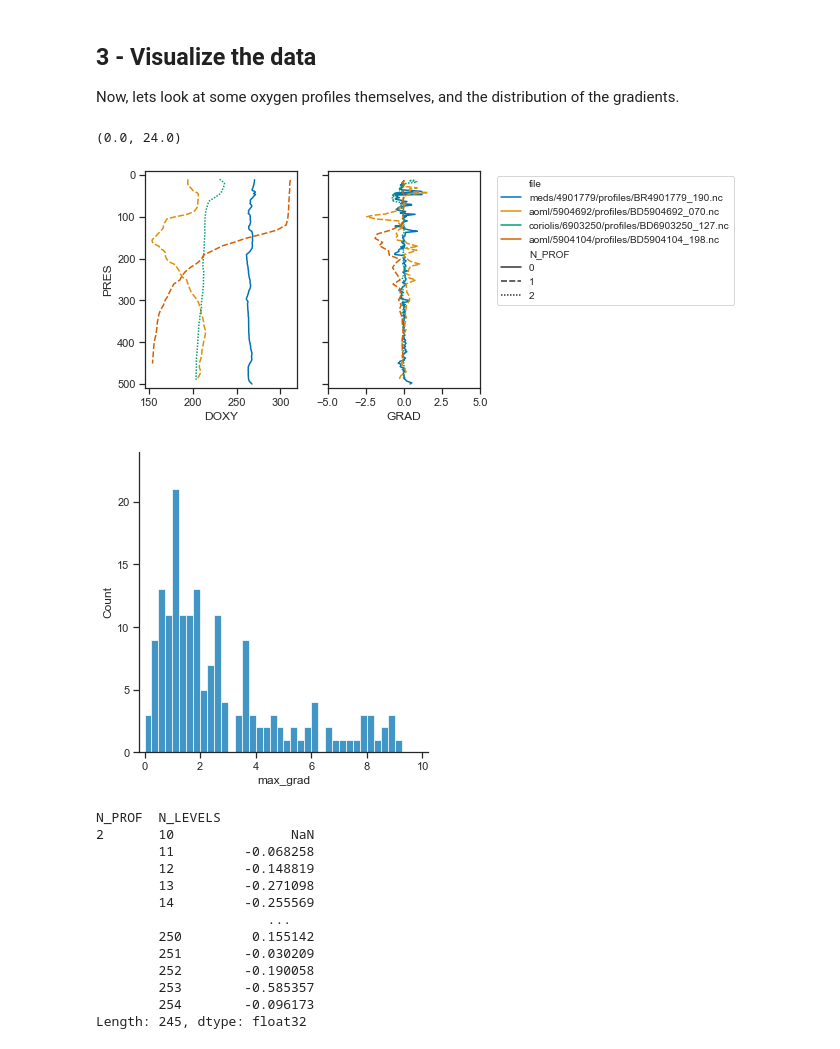
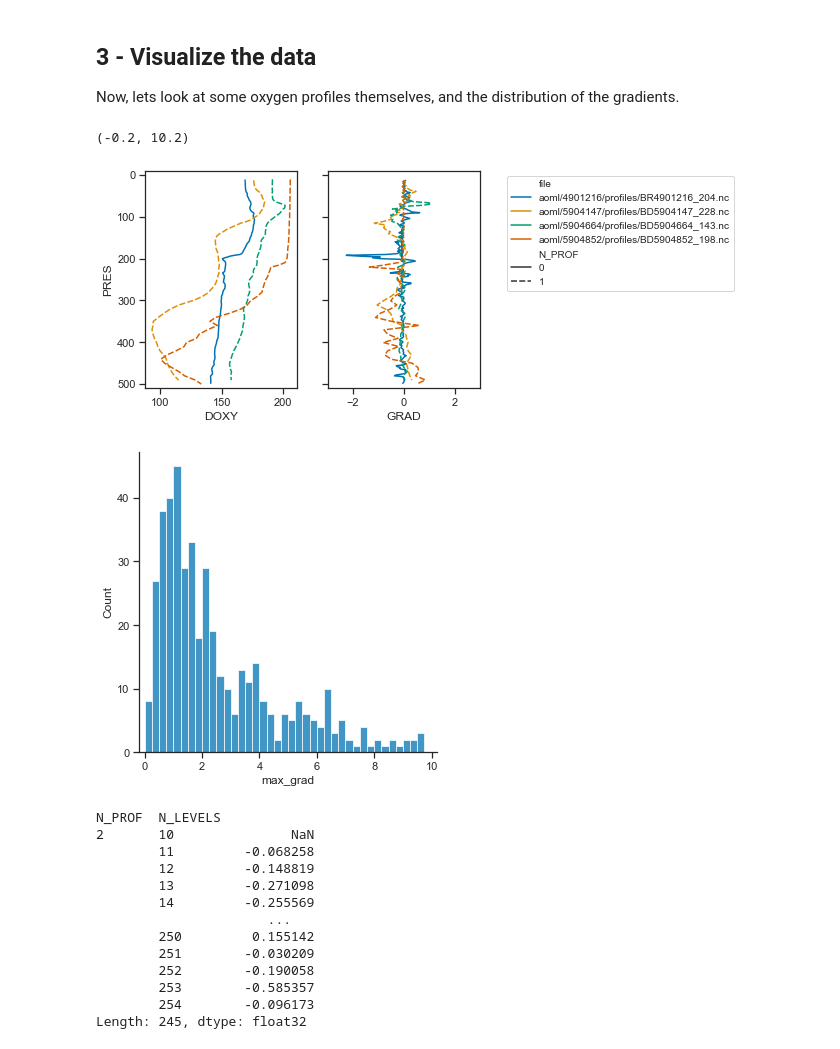
Before and after one commit to cgrdn/admt-doxy-correction, a Jupyter notebook: notebooks/oxygen-gradient-analysis/oxygen-gradient-analysis.ipynb, the cells around one changed output. Cells and saved outputs as stored; diff of their text form; code cells hidden in the pictures.

```diff
--- a/notebooks/oxygen-gradient-analysis/oxygen-gradient-analysis.ipynb
+++ b/notebooks/oxygen-gradient-analysis/oxygen-gradient-analysis.ipynb
@@ -27,8 +27,10 @@ bx = argo.bio_prof.subset_parameter('DOXY').subset_direction('asc')
 # this index is 240,000 profiles - reduce using date and random selection
 bx = bx.subset_date('2016')
 # random subset of N profiles
-N = 300
-bx = bx.iloc[np.unique((np.random.randint(0, bx.shape[0], size=((N,)))))].reset_index().drop('index', axis=1)
+N = 500
+bx = bx.iloc[np.unique((np.random.randint(0, bx.shape[0], size=((N,)))))]\
+    .reset_index()\
+    .drop('index', axis=1)
 # get the data, throw out any missing oxygen
 data = bx.levels[['PRES', 'DOXY']]
 # %% [output]
@@ -68,22 +70,21 @@ Now, lets look at some oxygen profiles themselves, and the distribution of the g
 # %%
 # plot oxygen profiles
 fig, axes = plt.subplots(1, 2, sharey=True)
 g1 = sns.lineplot(x='DOXY', y='PRES', hue='file', style='N_PROF', data=data.loc[bx.file.iloc[[1, 18, 57, 92]]], sort=False, ax=axes[0], legend=False)
 # plot gradient profiles
 g2 = sns.lineplot(x='GRAD', y='PRES', hue='file', style='N_PROF', data=data.loc[bx.file.iloc[[1, 18, 57, 92]]], sort=False, ax=axes[1])
 g2.axes.set_ylim((510, -10))
-g2.axes.set_xlim((-5, 5))
+g2.axes.set_xlim((-3, 3))
 g2.axes.legend(fontsize=10, loc=1, bbox_to_anchor=(2.7, 1.0))
 
 # next figure - max gradient distributions
 # note - this is fundamentally flawed until you carefully remove spikes
 g3 = sns.displot(bx.max_grad, bins=np.arange(0, 10, 0.25))
 g3.ax.set_xlim((-0.2, 10.2))
-g3.ax.set_ylim((0, 24))
 # %% [output]
-(0.0, 24.0)
+(-0.2, 10.2)
-[figure, old version]
+[figure, new version]
-[figure, old version]
+[figure, new version]
 # %%
 grad
 # %% [output]
```
Also changed, not shown: parts of 1 cell of this notebook.
